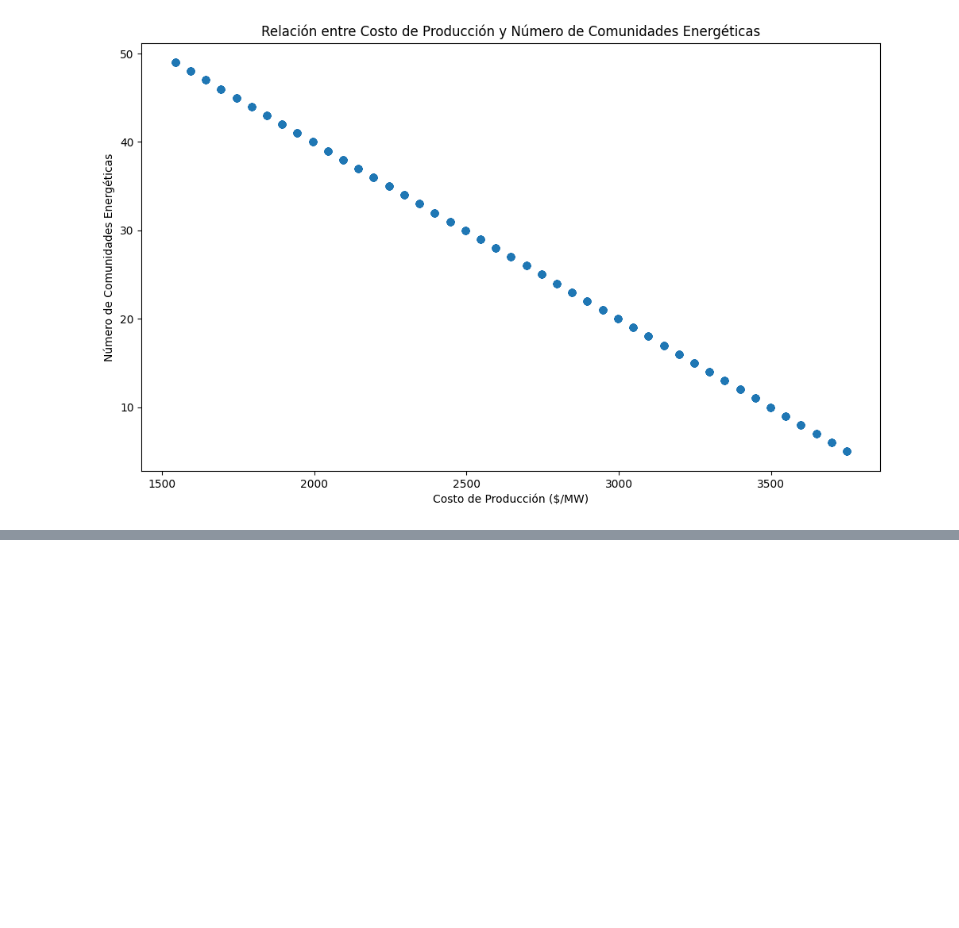
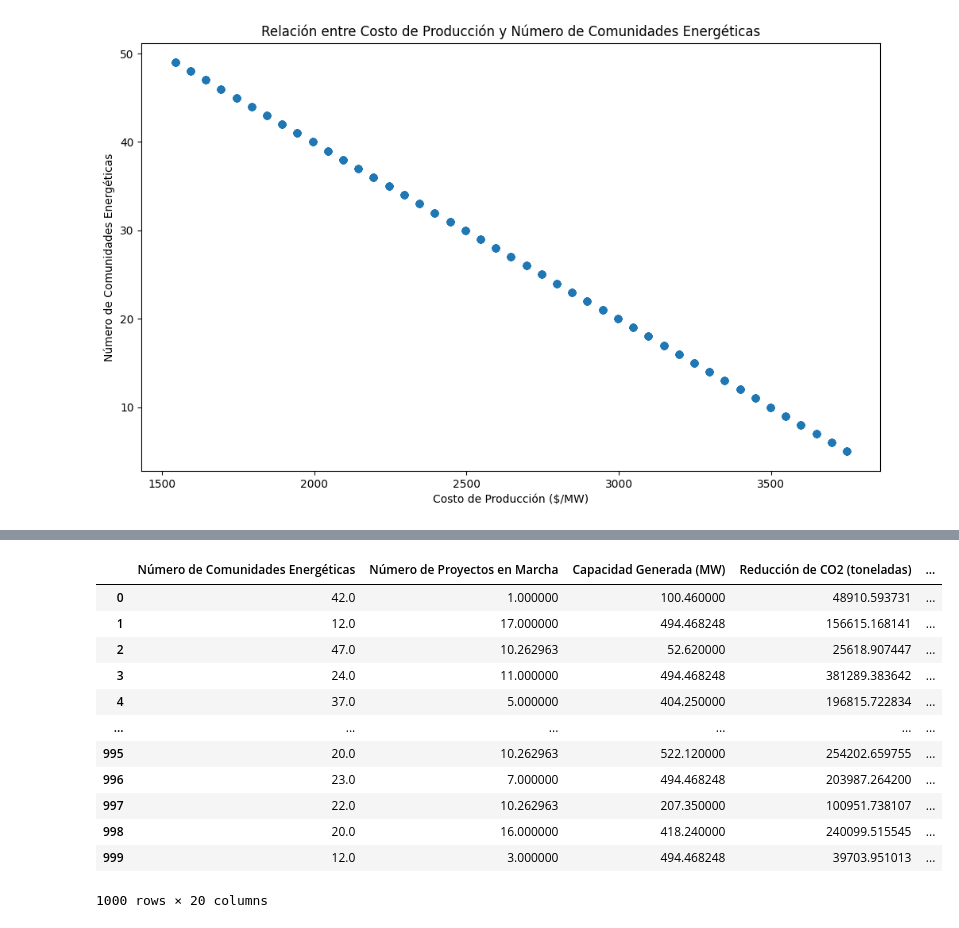
Before and after one commit to gluoneros/talentoTech, a Jupyter notebook: Mision1.ipynb, the cells around one changed output, grey strips where cells are left out. Cells and saved outputs as stored; diff of their text form; code cells hidden in the pictures; blank space fills up the shorter version.

```diff
--- a/Mision1.ipynb
+++ b/Mision1.ipynb
@@ -532,0 +718,17 @@ plt.show()
+# %%
+df_num = pd.concat([df[['Número de Comunidades Energéticas','Número de Proyectos en Marcha','Capacidad Generada (MW)','Reducción de CO2 (toneladas)','Costo de Producción ($/MW)', 'Rentabilidad en 10 años (Rentable=1, No Rentable=0)']], nominaul_num], axis=1)
+df_num
+# %% [output]
+|  | Número de Comunidades Energéticas | Número de Proyectos en Marcha | Capacidad Generada (MW) | Reducción de CO2 (toneladas) | ... |
+| 0 | 42.0 | 1.000000 | 100.460000 | 48910.593731 | ... |
+| 1 | 12.0 | 17.000000 | 494.468248 | 156615.168141 | ... |
+| 2 | 47.0 | 10.262963 | 52.620000 | 25618.907447 | ... |
+| 3 | 24.0 | 11.000000 | 494.468248 | 381289.383642 | ... |
+| 4 | 37.0 | 5.000000 | 404.250000 | 196815.722834 | ... |
+| ... | ... | ... | ... | ... | ... |
+| 995 | 20.0 | 10.262963 | 522.120000 | 254202.659755 | ... |
+| 996 | 23.0 | 7.000000 | 494.468248 | 203987.264200 | ... |
+| 997 | 22.0 | 10.262963 | 207.350000 | 100951.738107 | ... |
+| 998 | 20.0 | 16.000000 | 418.240000 | 240099.515545 | ... |
+| 999 | 12.0 | 3.000000 | 494.468248 | 39703.951013 | ... |
+1000 rows × 20 columns
```
Also changed, not shown: parts of 48 cells of this notebook, 1 other file.
